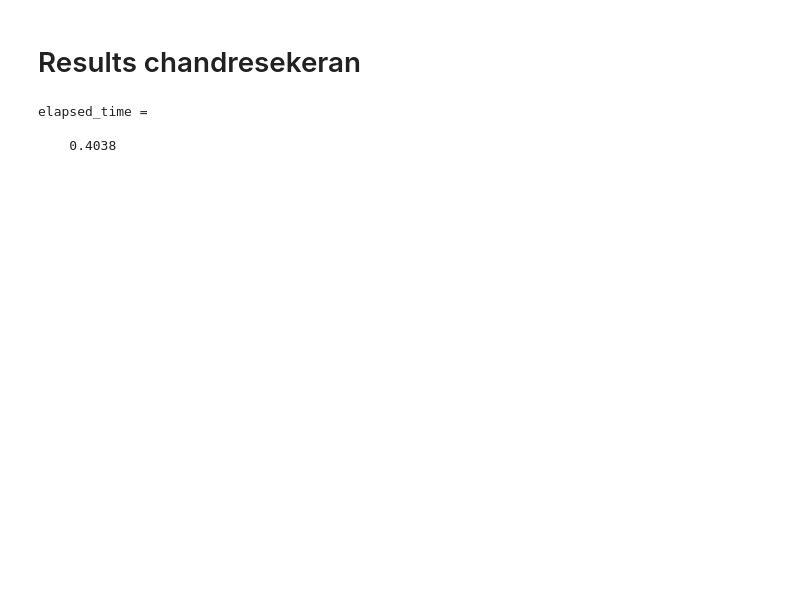
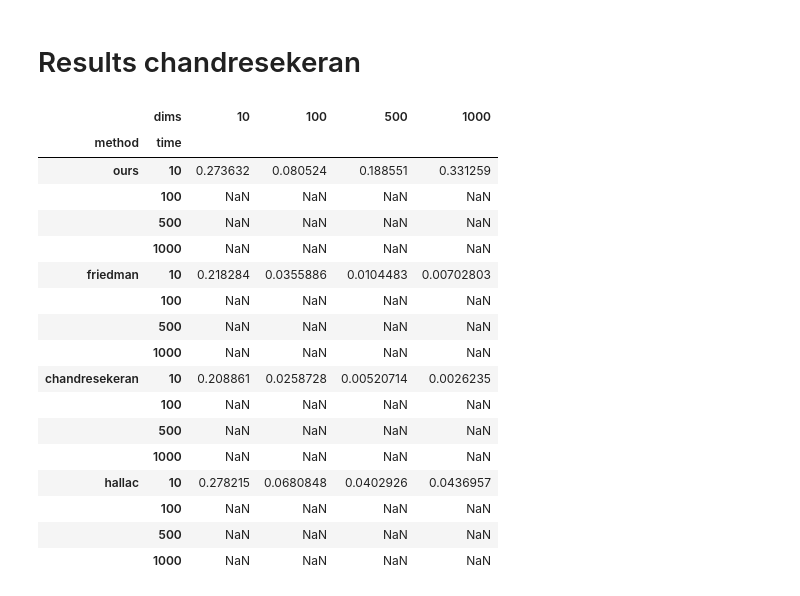
Before and after one commit to fdtomasi/regain, a Jupyter notebook: notebooks/performance analysis.ipynb, the cells around one changed output. Saved outputs shown, nothing was run; the diff lists cells and outputs as text; code cells hidden in the pictures; blank space fills up the shorter version.

```diff
--- a/notebooks/performance analysis.ipynb
+++ b/notebooks/performance analysis.ipynb
@@ -260,36 +280,3 @@ for d in data:
     emp_list = np.array([empirical_covariance(x, assume_centered=True)
                         for x in d.transpose(2,0,1)])
     emps.append(emp_list)
-# %%
-%%matlab -i emp_list,alpha,tau -o R,S,L,obj,res,iter,elapsed_time
-%alpha = 0.05;
-%beta = 0.25;
-opts.continuation = 1; opts.num_continuation = 0;
-opts.eta = sqrt(100); opts.muf = 1e-6;
-opts.maxiter = 500; opts.stoptol = 1e-5;
-opts.over_relax_par = 1;
-
-R = cell(1, size(emp_list,3));
-S = cell(1, size(emp_list,3));
-L = cell(1, size(emp_list,3));
-obj = cell(1, size(emp_list,3));
-res = cell(1, size(emp_list,3));
-iter = cell(1, size(emp_list,3));
-tic
-for i=1:size(emp_list,3)
-    cov = emp_list(:,:,i);  %time is the last dimension
-    n = size(cov,1);opts.mu = n;
-    out_B = ADMM_B(cov,alpha,tau,opts);
-    %%fprintf('ADMM_B: obj: %e, iter: %d, cpu: %3.1f \n',out_B.obj,out_B.iter,solve_B);
-    R{i} = out_B.R;
-    S{i} = out_B.S;
-    L{i} = out_B.L;
-    obj{i} = out_B.obj;
-    res{i} = out_B.resid;
-    iter{i} = out_B.iter;
-end
-elapsed_time = toc
-# %% [output]
-elapsed_time =
-
-    0.4038
@@ -320,0 +285,21 @@ print(friedman)
+# %%
+dff.xs('F1score', level='score', axis=1)
+# %% [output]
+|  | dims | 10 | 100 | 500 | 1000 |
+| method | time |  |  |  |  |
+| ours | 10 | 0.273632 | 0.080524 | 0.188551 | 0.331259 |
+|  | 100 | NaN | NaN | NaN | NaN |
+|  | 500 | NaN | NaN | NaN | NaN |
+|  | 1000 | NaN | NaN | NaN | NaN |
+| friedman | 10 | 0.218284 | 0.0355886 | 0.0104483 | 0.00702803 |
+|  | 100 | NaN | NaN | NaN | NaN |
+|  | 500 | NaN | NaN | NaN | NaN |
+|  | 1000 | NaN | NaN | NaN | NaN |
+| chandresekeran | 10 | 0.208861 | 0.0258728 | 0.00520714 | 0.0026235 |
+|  | 100 | NaN | NaN | NaN | NaN |
+|  | 500 | NaN | NaN | NaN | NaN |
+|  | 1000 | NaN | NaN | NaN | NaN |
+| hallac | 10 | 0.278215 | 0.0680848 | 0.0402926 | 0.0436957 |
+|  | 100 | NaN | NaN | NaN | NaN |
+|  | 500 | NaN | NaN | NaN | NaN |
+|  | 1000 | NaN | NaN | NaN | NaN |
```
Also changed, not shown: parts of 26 cells of this notebook, 3 other files.
